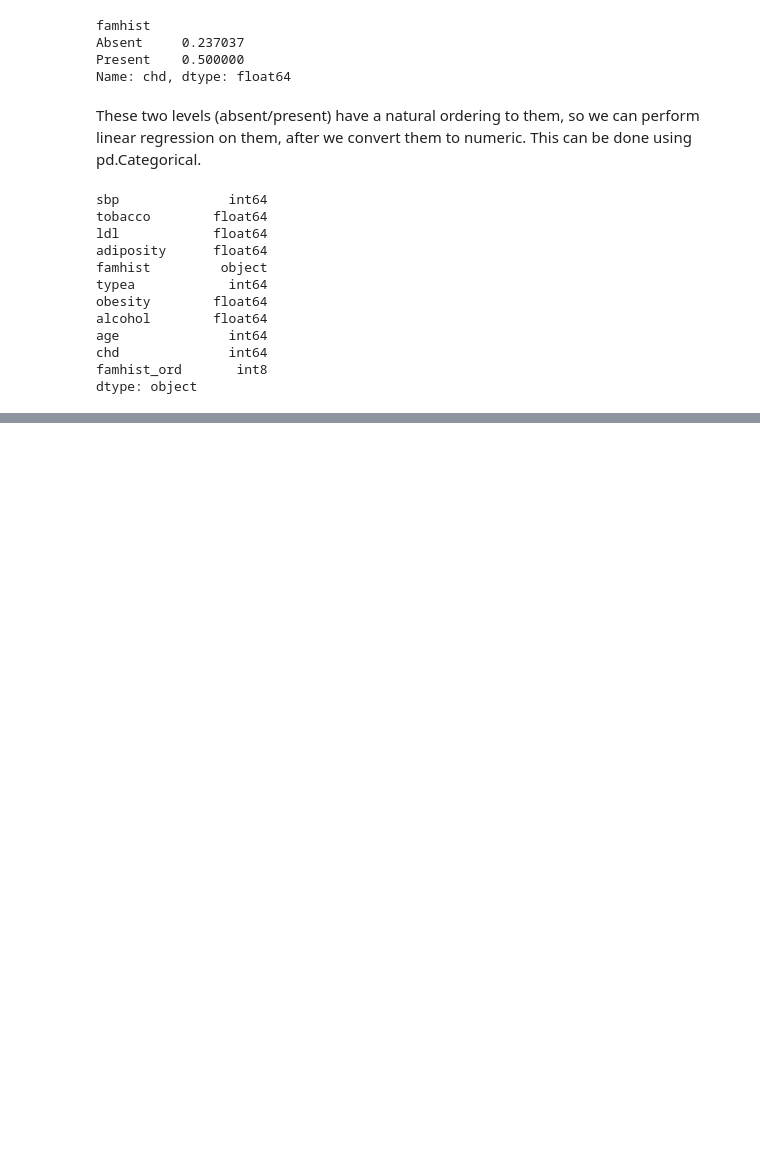
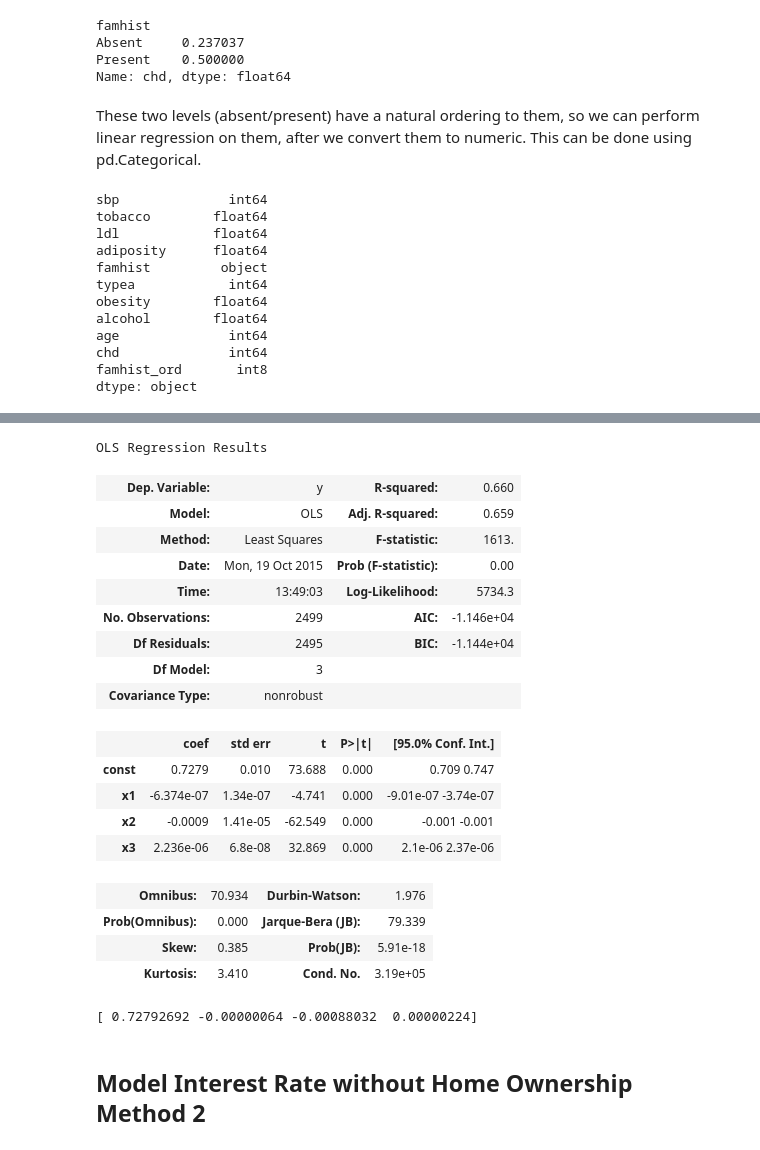
Before and after one commit to ryangrigg/Thinkful, a Jupyter notebook: unit_2_les5_multivariate.ipynb, the cells around one changed output, grey strips where cells are left out. Saved outputs shown, nothing was run; the diff lists cells and outputs as text; code cells hidden in the pictures; blank space fills up the shorter version.

```diff
--- a/unit_2_les5_multivariate.ipynb
+++ b/unit_2_les5_multivariate.ipynb
@@ -186,0 +234,3 @@ plt.show()
+# %%
+#drop those NAN values:
+loanData1 = loanData1.dropna()
@@ -186,0 +256,7 @@ plt.show()
+# %%
+#create series with the columns we want in the model:
+int_rate = loanData1['Interest.Rate']
+month_inc = loanData1['Monthly.Income']
+home_status = loanData1['Home.Ownership']
+fico = loanData1['FICO.Score']
+loan_amt = loanData1['Amount.Requested']
@@ -186,0 +280,9 @@ plt.show()
+# %%
+#dependant variable for both models:
+y = np.matrix(int_rate).transpose()
+
+#independant variables:
+x1 = np.matrix(fico).transpose()
+x2 = np.matrix(loan_amt).transpose()
+x3 = np.matrix(month_inc).transpose()
+x4 = np.matrix(home_status).transpose()
@@ -186,0 +293,40 @@ plt.show()
+# %%
+#stack variables to model:
+v1 = np.column_stack([x1,x2,x3])
+
+#create model:
+X1 = sm.add_constant(v1)
+model1 = sm.OLS(y,X1)
+f1 = model1.fit()
+
+#show summary:
+result1 = f1.summary()
+result1
+# %% [output]
+OLS Regression Results
+| Dep. Variable: | y | R-squared: | 0.660 |
+| Model: | OLS | Adj. R-squared: | 0.659 |
+| Method: | Least Squares | F-statistic: | 1613. |
+| Date: | Mon, 19 Oct 2015 | Prob (F-statistic): | 0.00 |
+| Time: | 13:49:03 | Log-Likelihood: | 5734.3 |
+| No. Observations: | 2499 | AIC: | -1.146e+04 |
+| Df Residuals: | 2495 | BIC: | -1.144e+04 |
+| Df Model: | 3 |  |  |
+| Covariance Type: | nonrobust |  |  |
+|  | coef | std err | t | P>|t| | [95.0% Conf. Int.] |
+| const | 0.7279 | 0.010 | 73.688 | 0.000 | 0.709 0.747 |
+| x1 | -6.374e-07 | 1.34e-07 | -4.741 | 0.000 | -9.01e-07 -3.74e-07 |
+| x2 | -0.0009 | 1.41e-05 | -62.549 | 0.000 | -0.001 -0.001 |
+| x3 | 2.236e-06 | 6.8e-08 | 32.869 | 0.000 | 2.1e-06 2.37e-06 |
+| Omnibus: | 70.934 | Durbin-Watson: | 1.976 |
+| Prob(Omnibus): | 0.000 | Jarque-Bera (JB): | 79.339 |
+| Skew: | 0.385 | Prob(JB): | 5.91e-18 |
+| Kurtosis: | 3.410 | Cond. No. | 3.19e+05 |
+# %%
+#Get the fitted coefficients from the results:
+coeff1 = f1.params
+print coeff1
+# %% [output]
+[ 0.72792692 -0.00000064 -0.00088032  0.00000224]
+# %% [markdown]
+## Model Interest Rate without Home Ownership Method 2
```
Also changed, not shown: parts of 25 cells of this notebook, 1 other file.
